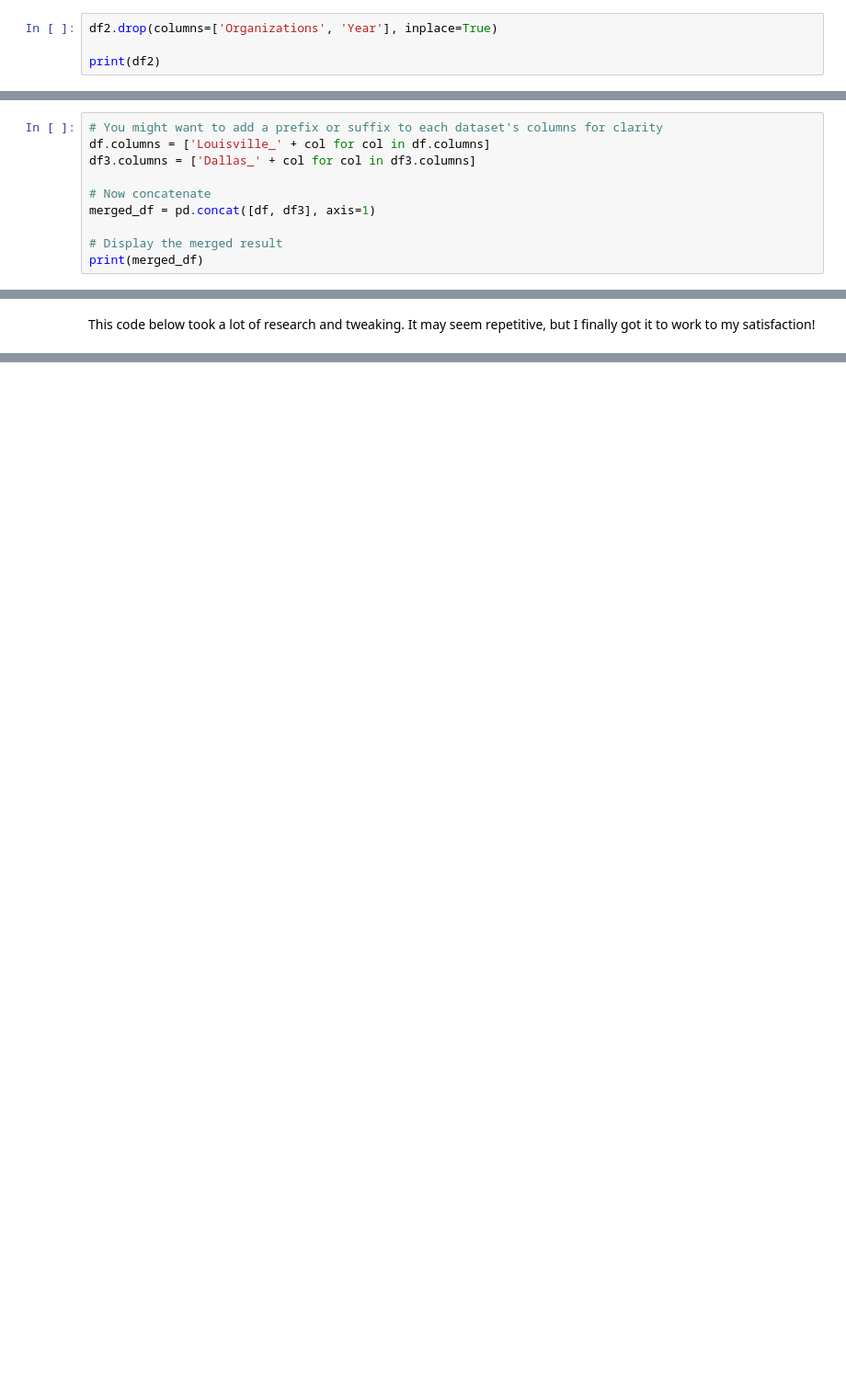
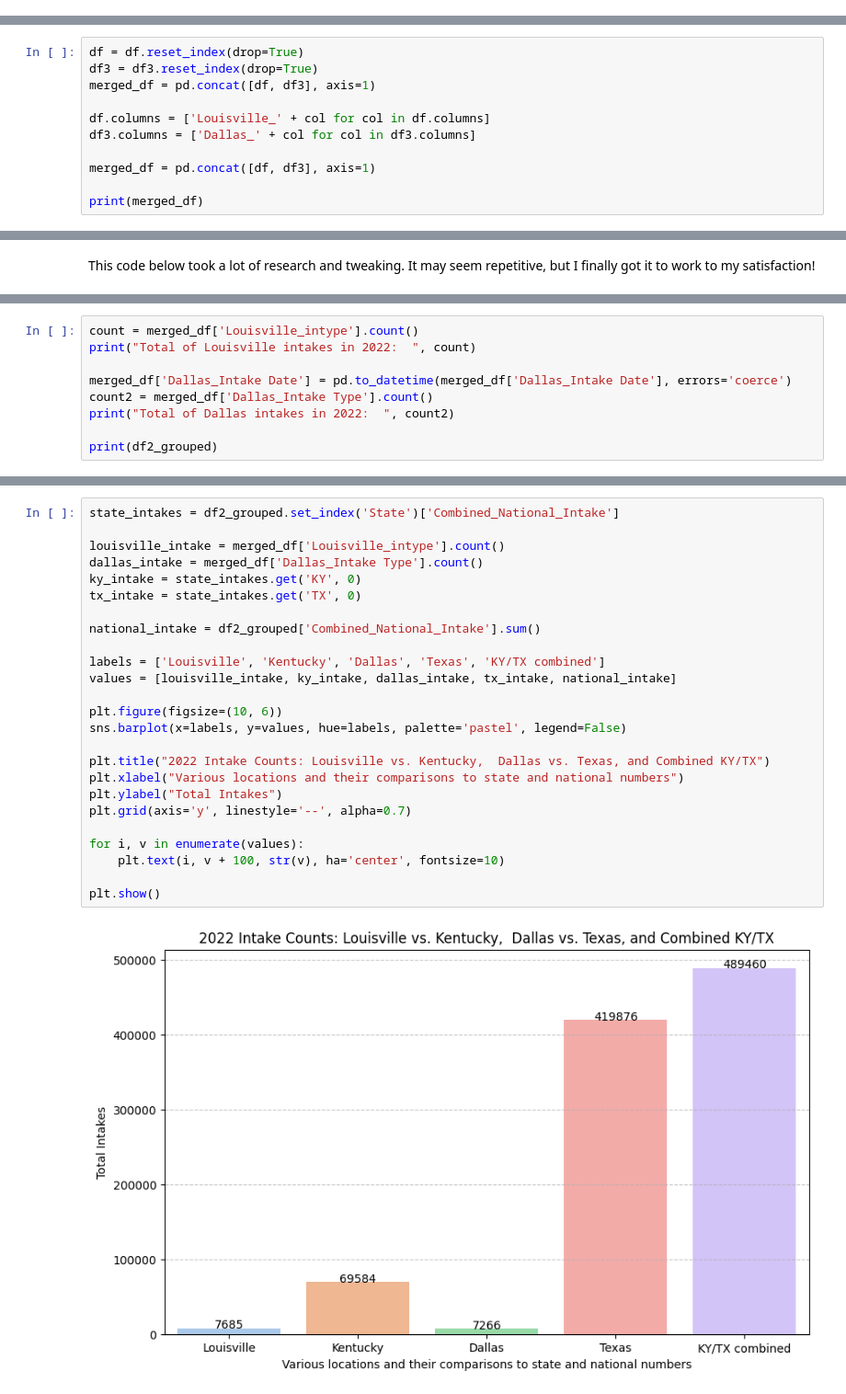
Before and after one commit to mklbc19/DA-Capstone-Project---Animal-Shelters, a Jupyter notebook: CapstoneProjectCode.ipynb, the cells around one changed output, grey strips where cells are left out. Shown at 92% size. Drawn from its saved outputs; the diff is of its cells as text; blank space fills up the shorter version.

Commit message:
Updated code, created new visual, updated README, fixed merged file

```diff
--- a/CapstoneProjectCode.ipynb
+++ b/CapstoneProjectCode.ipynb
@@ -179,4 +57,0 @@ print(df2_grouping)
-# %%
-df2.drop(columns=['Organizations', 'Year'], inplace=True)
-
-print(df2)
@@ -251,10 +72,11 @@ Grouped by state and sum total:
 # %%
-# You might want to add a prefix or suffix to each dataset's columns for clarity
+df = df.reset_index(drop=True)
+df3 = df3.reset_index(drop=True)
+merged_df = pd.concat([df, df3], axis=1)
+
 df.columns = ['Louisville_' + col for col in df.columns]
 df3.columns = ['Dallas_' + col for col in df3.columns]
 
-# Now concatenate
 merged_df = pd.concat([df, df3], axis=1)
 
-# Display the merged result
 print(merged_df)
@@ -455,0 +181,9 @@ plt.show()
+# %%
+count = merged_df['Louisville_intype'].count()
+print("Total of Louisville intakes in 2022:  ", count)
+
+merged_df['Dallas_Intake Date'] = pd.to_datetime(merged_df['Dallas_Intake Date'], errors='coerce')
+count2 = merged_df['Dallas_Intake Type'].count()
+print("Total of Dallas intakes in 2022:  ", count2)
+
+print(df2_grouped)
@@ -455,0 +192,27 @@ plt.show()
+# %%
+state_intakes = df2_grouped.set_index('State')['Combined_National_Intake']
+
+louisville_intake = merged_df['Louisville_intype'].count()
+dallas_intake = merged_df['Dallas_Intake Type'].count()
+ky_intake = state_intakes.get('KY', 0)
+tx_intake = state_intakes.get('TX', 0)
+
+national_intake = df2_grouped['Combined_National_Intake'].sum()
+
+labels = ['Louisville', 'Kentucky', 'Dallas', 'Texas', 'KY/TX combined']
+values = [louisville_intake, ky_intake, dallas_intake, tx_intake, national_intake]
+
+plt.figure(figsize=(10, 6))
+sns.barplot(x=labels, y=values, hue=labels, palette='pastel', legend=False)
+
+plt.title("2022 Intake Counts: Louisville vs. Kentucky,  Dallas vs. Texas, and Combined KY/TX")
+plt.xlabel("Various locations and their comparisons to state and national numbers")
+plt.ylabel("Total Intakes")
+plt.grid(axis='y', linestyle='--', alpha=0.7)
+
+for i, v in enumerate(values):
+    plt.text(i, v + 100, str(v), ha='center', fontsize=10)
+
+plt.show()
+# %% [output]
+[figure, added]
```
Also changed, not shown: parts of 29 cells of this notebook, 3 other files.
